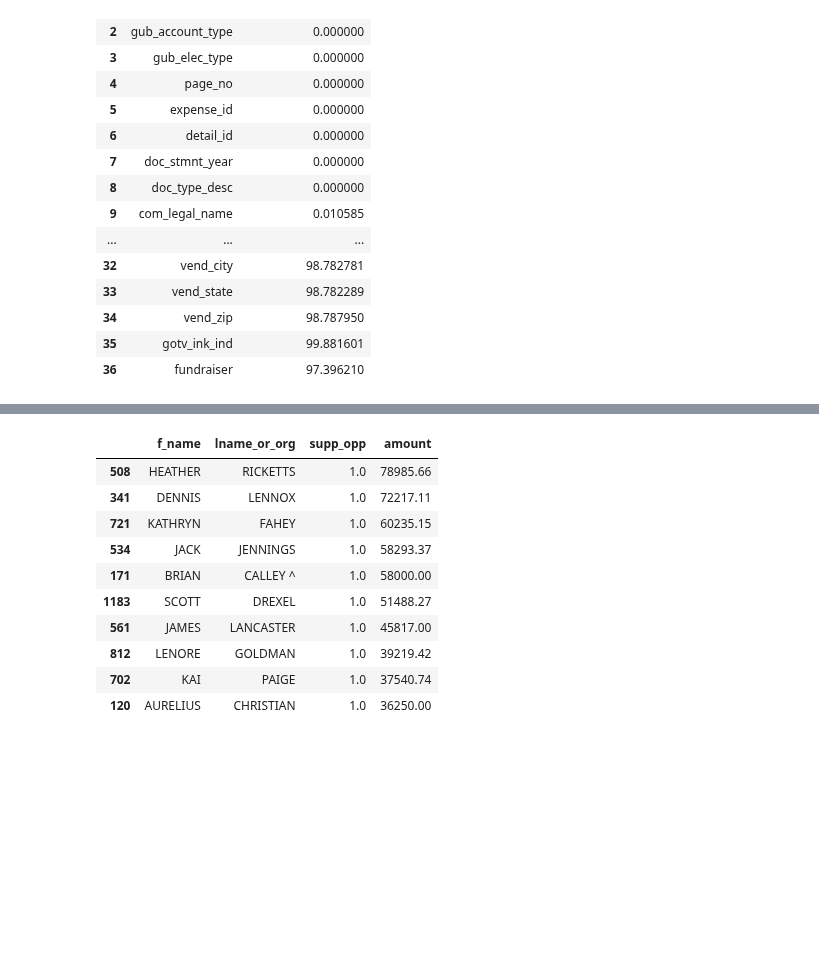
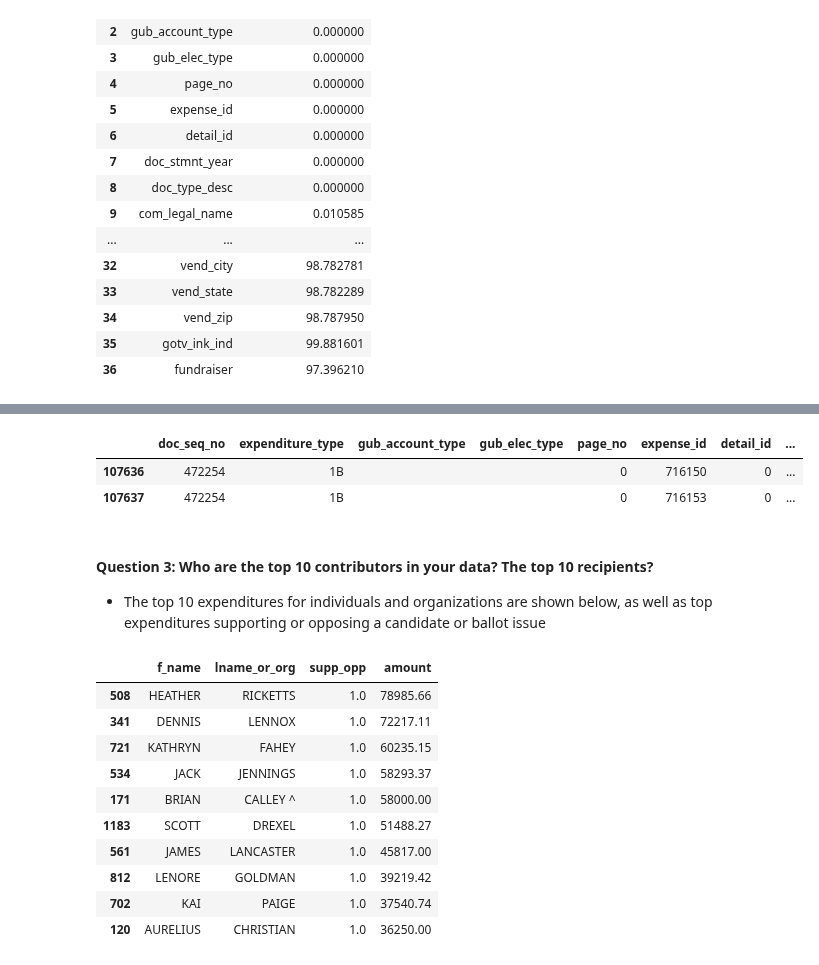
Before and after one commit to uchicago-dsi/climate-cabinet-campaign-finance-tracker, a Jupyter notebook: notebooks/mi_campaign_expenditure.ipynb, the cells around one changed output, grey strips where cells are left out. Saved outputs shown, nothing was run; the diff lists cells and outputs as text; code cells hidden in the pictures; blank space fills up the shorter version.

```diff
--- a/notebooks/mi_campaign_expenditure.ipynb
+++ b/notebooks/mi_campaign_expenditure.ipynb
@@ -115 +137,11 @@ display(null_percentage)
+# %%
+merged_campaign_df[merged_campaign_df["cfr_com_id"] == 508347.0].tail(2)
+# %% [output]
+|  | doc_seq_no | expenditure_type | gub_account_type | gub_elec_type | page_no | expense_id | detail_id | ... |
+| 107636 | 472254 | 1B |  |  | 0 | 716150 | 0 | ... |
+| 107637 | 472254 | 1B |  |  | 0 | 716153 | 0 | ... |
+# %% [markdown]
+#### Question 3: Who are the top 10 contributors in your data? The top 10 recipients?
+
+- The top 10 expenditures for individuals and organizations are shown below, as well as top expenditures supporting or opposing a candidate or ballot issue
 # %%
```
Also changed, not shown: parts of 11 cells of this notebook.
